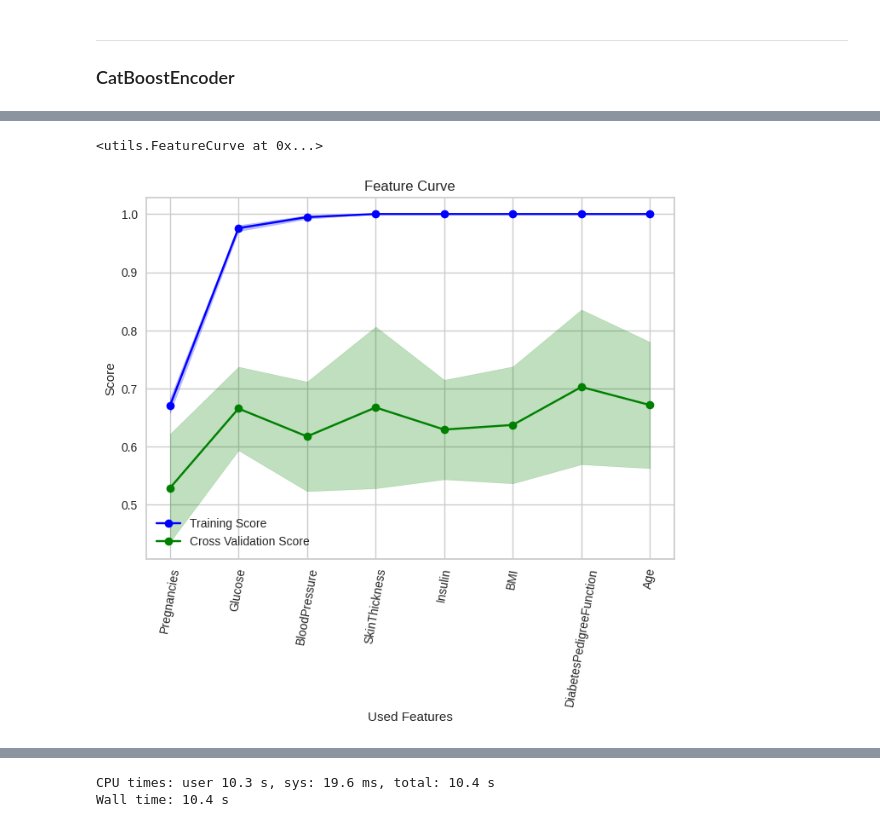
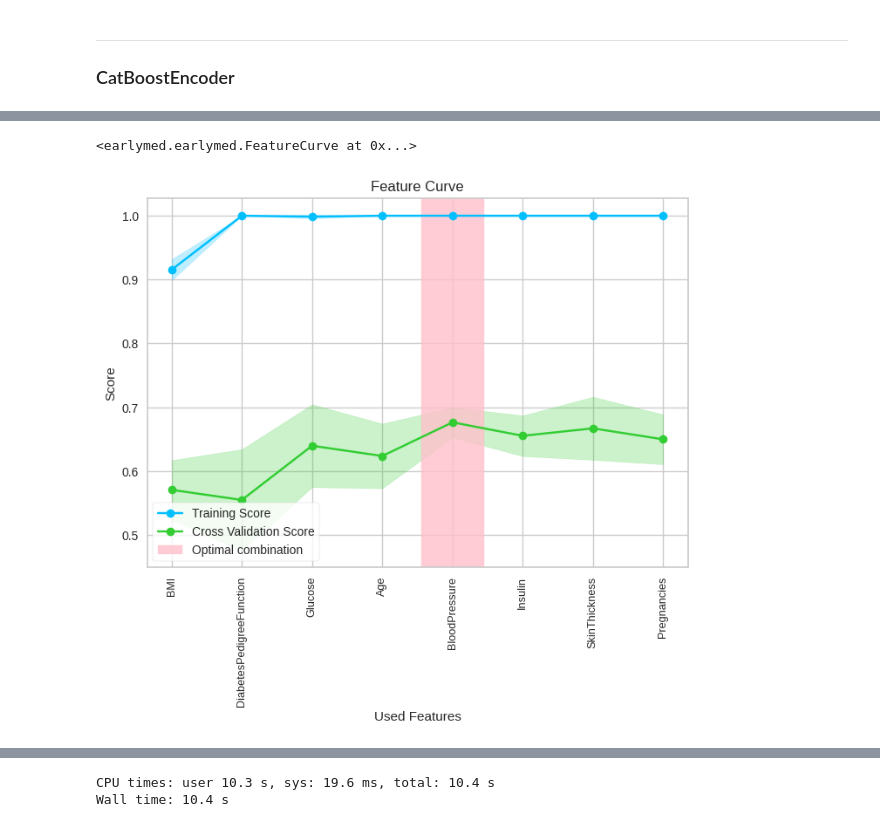
Before and after one commit to Mb-NextTime/early-med, a Jupyter notebook: examples/diabeties.ipynb, the cells around one changed output, grey strips where cells are left out. Drawn from its saved outputs; the diff is of its cells as text; code cells hidden in the pictures.

```diff
--- a/examples/diabeties.ipynb
+++ b/examples/diabeties.ipynb
@@ -117,6 +114,6 @@ best = exp.compare_models(exclude=['lda', 'dummy', 'nb', 'qda'], cross_validatio
 [interactive output not drawn]
 # %%
-best = exp.create_model('ridge')
+best = exp.create_model('lr')
 # %% [output]
 [interactive output not drawn]
 |  | Accuracy | AUC | Recall | Prec. | F1 | Kappa | MCC |
@@ -142,6 +140,6 @@ exp.plot_model(best, plot='learning')
 # %%
-fc = FeatureCurve(best, exp.X_train_transformed, exp.y_train_transformed, features_order=exp.X_train_transformed.columns)
+fc = FeatureCurve(best, n_hints=1, features_order=['BMI', 'DiabetesPedigreeFunction', 'Glucose', 'Age', 'BloodPressure', 'Insulin', 'SkinThickness', 'Pregnancies'])
 fc.fit(exp.X_train_transformed, exp.y_train_transformed)
 # %% [output]
-<utils.FeatureCurve at 0x...>
+<earlymed.earlymed.FeatureCurve at 0x...>
-[figure, old version]
+[figure, new version]
```
Also changed, not shown: parts of 9 cells of this notebook.
